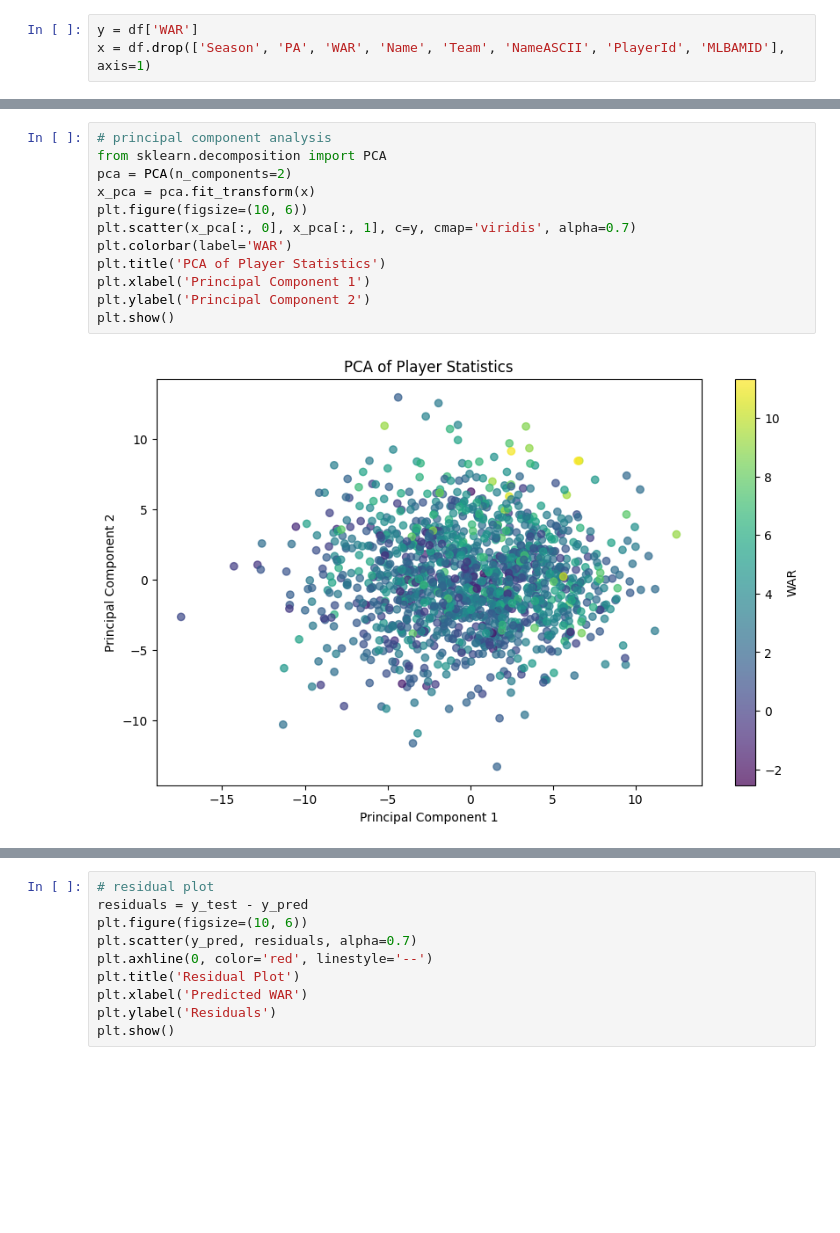
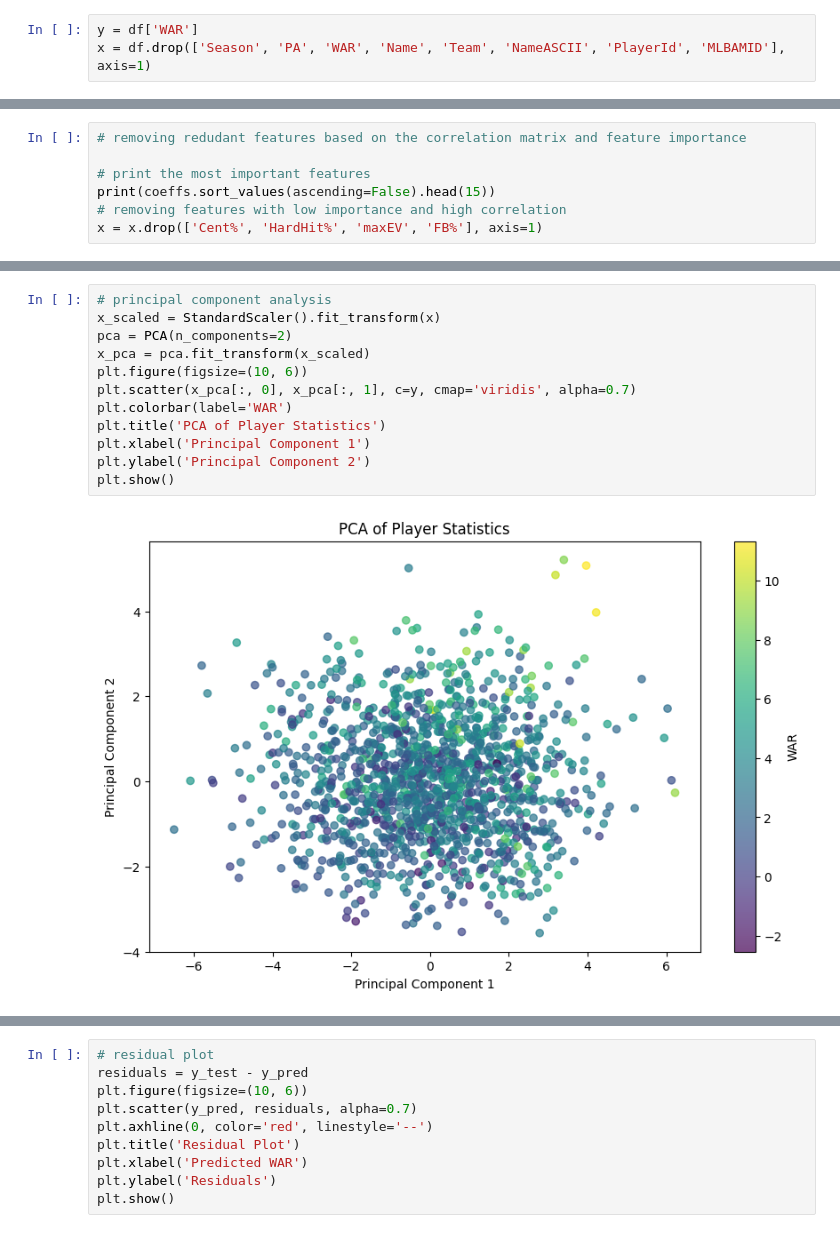
Before and after one commit to sieloffs/MLB-Analytics, a Jupyter notebook: WAR Modeling.ipynb, the cells around one changed output, grey strips where cells are left out. Drawn from its saved outputs; the diff is of its cells as text; blank space fills up the shorter version.

```diff
--- a/WAR Modeling.ipynb
+++ b/WAR Modeling.ipynb
@@ -74,3 +65,10 @@ plt.title('Correlation Matrix of Features')
 plt.show()
 # %% [output]
 [figure]
+# %%
+# removing redudant features based on the correlation matrix and feature importance
+
+# print the most important features
+print(coeffs.sort_values(ascending=False).head(15))
+# removing features with low importance and high correlation
+x = x.drop(['Cent%', 'HardHit%', 'maxEV', 'FB%'], axis=1)
@@ -77,17 +122,17 @@ plt.show()
 # %%
 # principal component analysis
-from sklearn.decomposition import PCA
+x_scaled = StandardScaler().fit_transform(x)
 pca = PCA(n_components=2)
-x_pca = pca.fit_transform(x)
+x_pca = pca.fit_transform(x_scaled)
 plt.figure(figsize=(10, 6))
 plt.scatter(x_pca[:, 0], x_pca[:, 1], c=y, cmap='viridis', alpha=0.7)
 plt.colorbar(label='WAR')
 plt.title('PCA of Player Statistics')
 plt.xlabel('Principal Component 1')
 plt.ylabel('Principal Component 2')
 plt.show()
 # %% [output]
-[figure, old version]
+[figure, new version]
 # %%
 # most important features from PCA
 pca_components = pd.DataFrame(pca.components_, columns=x.columns)
```
Also changed, not shown: parts of 22 cells of this notebook.
